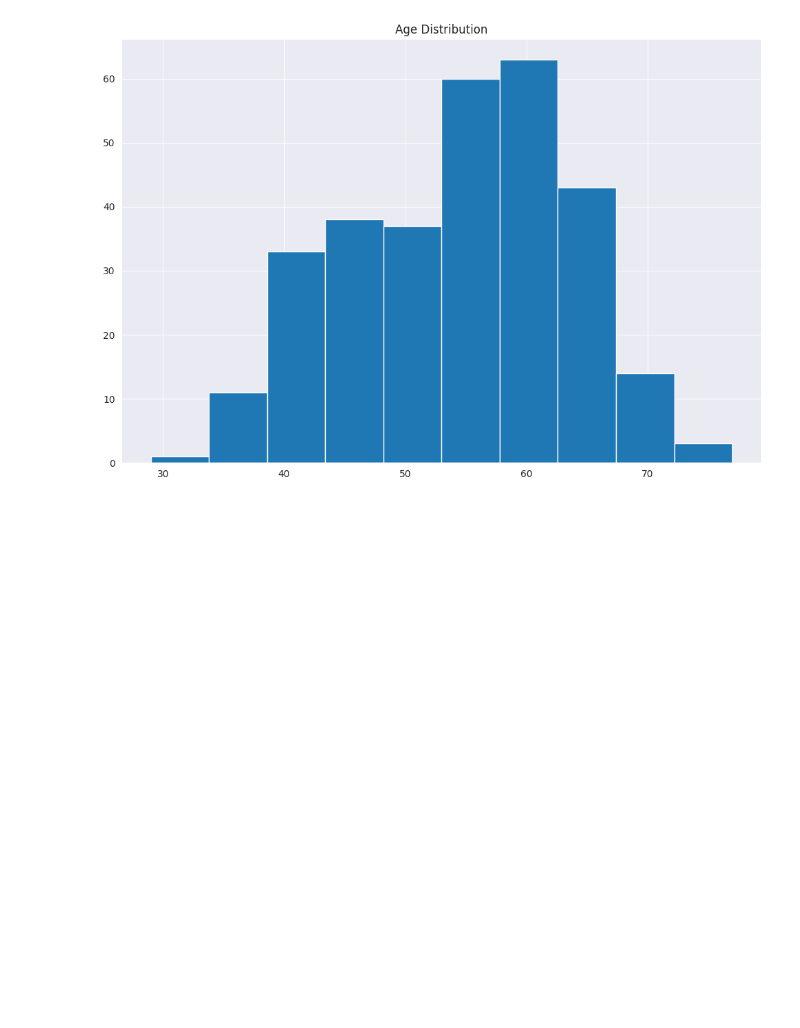
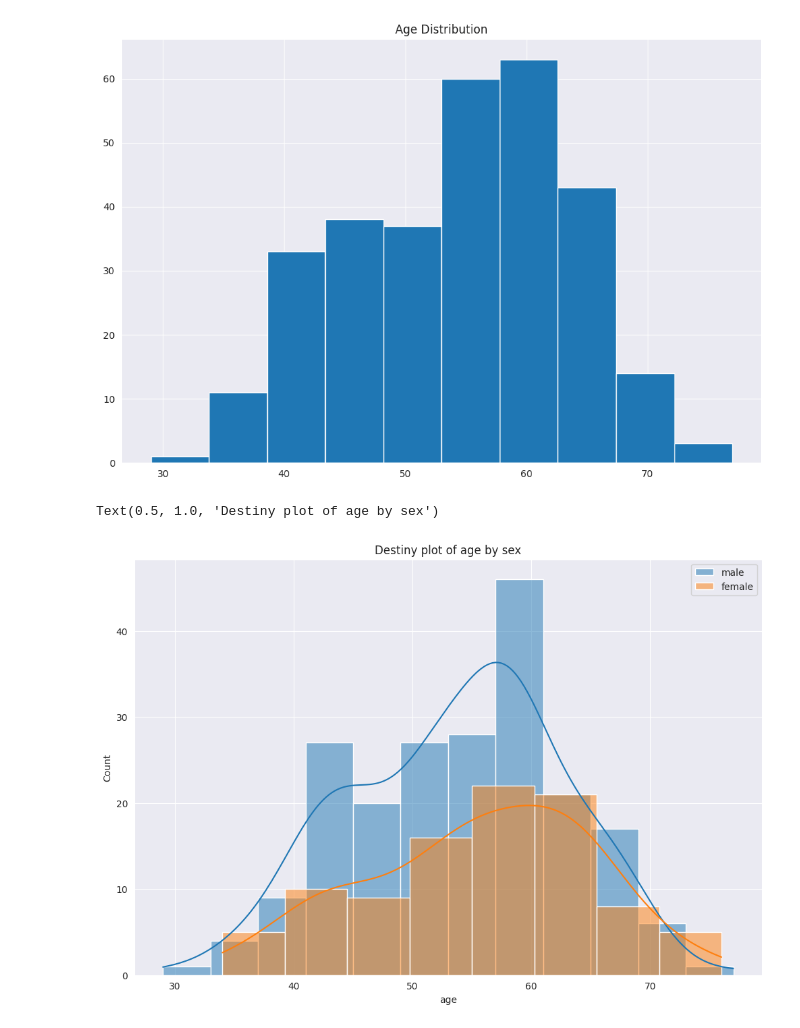
Before and after one commit to n3ptune-cpu/Lovelace-Team-Project, a Jupyter notebook: heart.ipynb, the cells around one changed output. Drawn from its saved outputs; the diff is of its cells as text; code cells hidden in the pictures; blank space fills up the shorter version.

Commit message:
Density Plot of age by sex

```diff
--- a/heart.ipynb
+++ b/heart.ipynb
@@ -119,3 +47,19 @@ plt.title('Age Distribution')
 # %% [output]
 Text(0.5, 1.0, 'Age Distribution')
 [figure]
+# %%
+import pandas as pd
+import matplotlib.pyplot as plt
+import seaborn as sns
+
+# Read the CSV file
+hd_data = pd.read_csv("heart.csv")
+#result=hd_data.loc[0]
+
+sns.histplot(hd_data[hd_data['sex']==1]['age'], label='male', kde=True)
+sns.histplot(hd_data[hd_data['sex']==0]['age'], label='female', kde=True)
+plt.legend()
+plt.title("Destiny plot of age by sex")
+# %% [output]
+Text(0.5, 1.0, 'Destiny plot of age by sex')
+[figure, added]
```
Also changed, not shown: parts of 7 cells of this notebook.
